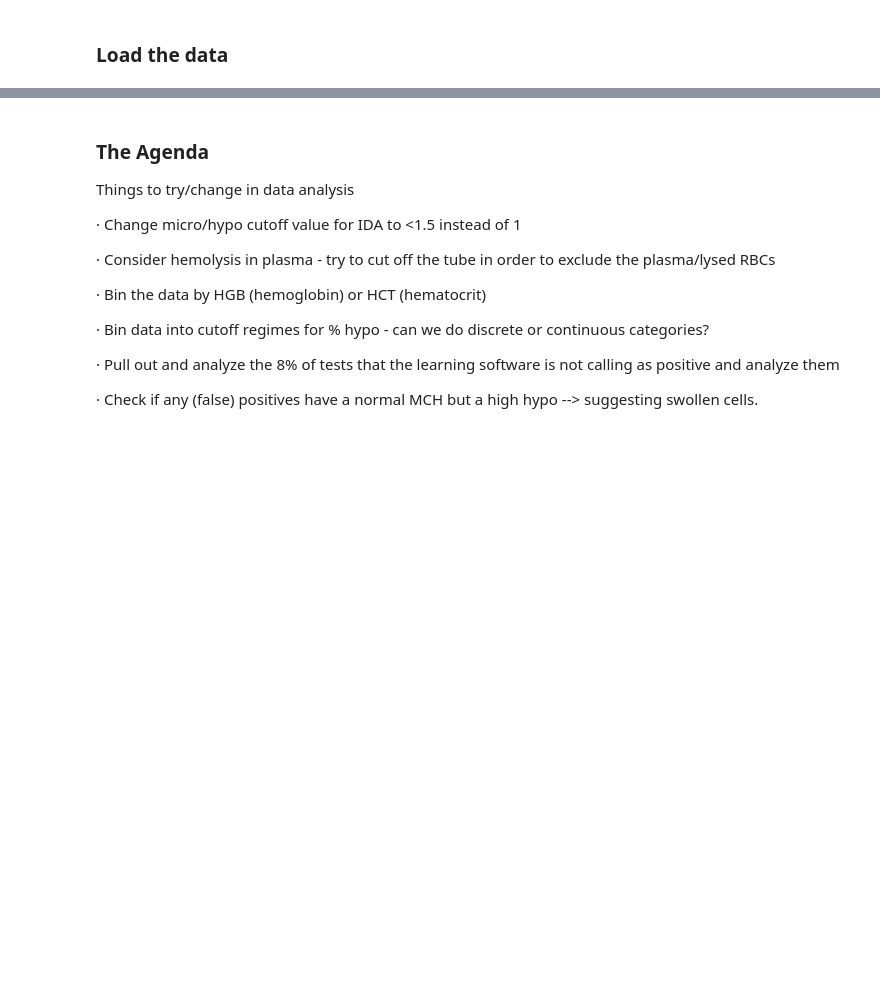
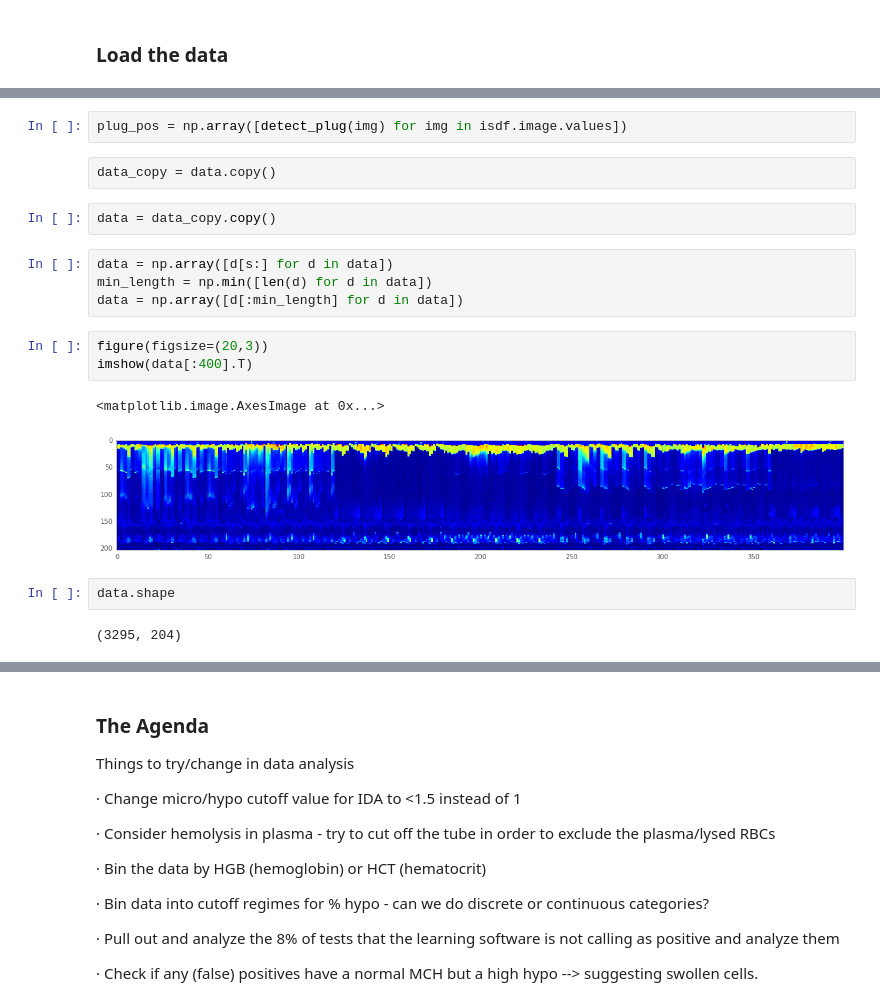
Before and after one commit to alexbw/ida, a Jupyter notebook: Follow-up analysis 7-25-2014.ipynb, the cells around one changed output, grey strips where cells are left out. Cells and saved outputs as stored; diff of their text form; blank space fills up the shorter version.

```diff
--- a/Follow-up analysis 7-25-2014.ipynb
+++ b/Follow-up analysis 7-25-2014.ipynb
@@ -55,0 +67,20 @@ old_cutoff = 1.0
+# %%
+plug_pos = np.array([detect_plug(img) for img in isdf.image.values])
+# %% [raw]
+data_copy = data.copy()
+# %%
+data = data_copy.copy()
+# %%
+data = np.array([d[s:] for d in data])
+min_length = np.min([len(d) for d in data])
+data = np.array([d[:min_length] for d in data])
+# %%
+figure(figsize=(20,3))
+imshow(data[:400].T)
+# %% [output]
+<matplotlib.image.AxesImage at 0x...>
+[figure, added]
+# %%
+data.shape
+# %% [output]
+(3295, 204)
```
Also changed, not shown: parts of 44 cells of this notebook, 5 other files.
